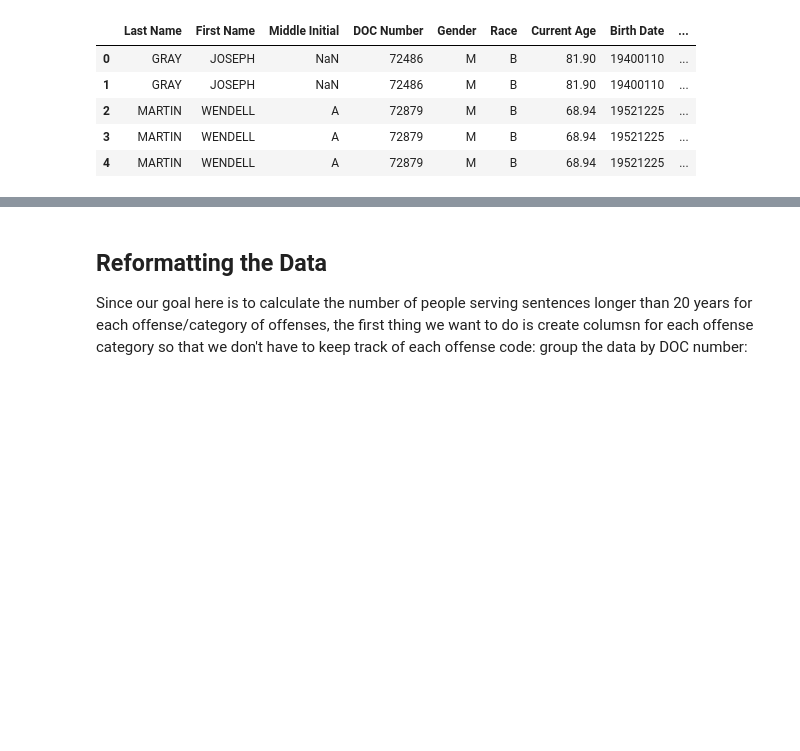
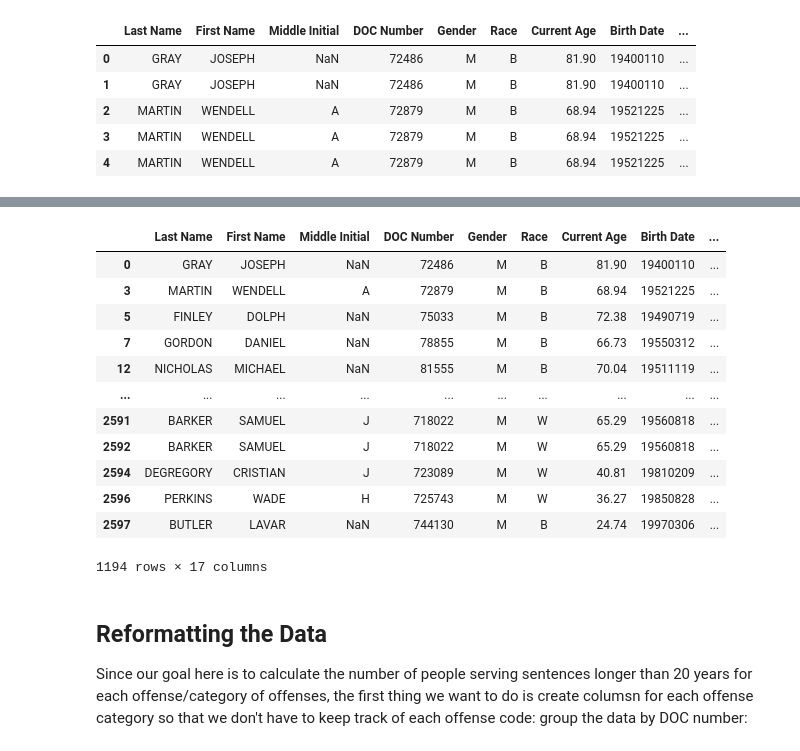
Before and after one commit to ethanscorey/la_ho_data, a Jupyter notebook: LA Habitual Offender Data.ipynb, the cells around one changed output, grey strips where cells are left out. Drawn from its saved outputs; the diff is of its cells as text; code cells hidden in the pictures; blank space fills up the shorter version.

Commit message:
Reran analysis to filter on habitual offender modifiers

```diff
--- a/LA Habitual Offender Data.ipynb
+++ b/LA Habitual Offender Data.ipynb
@@ -14,3 +17,23 @@ la_ho_data.head()
+# %%
+only_hos = la_ho_data.loc[
+    (la_ho_data["Modifier 1"] == "H")
+    | (la_ho_data["Modifier 2"] == "H")
+]
+only_hos
+# %% [output]
+|  | Last Name | First Name | Middle Initial | DOC Number | Gender | Race | Current Age | Birth Date | ... |
+| 0 | GRAY | JOSEPH | NaN | 72486 | M | B | 81.90 | 19400110 | ... |
+| 3 | MARTIN | WENDELL | A | 72879 | M | B | 68.94 | 19521225 | ... |
+| 5 | FINLEY | DOLPH | NaN | 75033 | M | B | 72.38 | 19490719 | ... |
+| 7 | GORDON | DANIEL | NaN | 78855 | M | B | 66.73 | 19550312 | ... |
+| 12 | NICHOLAS | MICHAEL | NaN | 81555 | M | B | 70.04 | 19511119 | ... |
+| ... | ... | ... | ... | ... | ... | ... | ... | ... | ... |
+| 2591 | BARKER | SAMUEL | J | 718022 | M | W | 65.29 | 19560818 | ... |
+| 2592 | BARKER | SAMUEL | J | 718022 | M | W | 65.29 | 19560818 | ... |
+| 2594 | DEGREGORY | CRISTIAN | J | 723089 | M | W | 40.81 | 19810209 | ... |
+| 2596 | PERKINS | WADE | H | 725743 | M | W | 36.27 | 19850828 | ... |
+| 2597 | BUTLER | LAVAR | NaN | 744130 | M | B | 24.74 | 19970306 | ... |
+1194 rows × 17 columns
 # %% [markdown]
 ## Reformatting the Data
 Since our goal here is to calculate the number of people serving sentences longer than 20 years for each offense/category of offenses, the first thing we want to do is create columsn for each offense category so that we don't have to keep track of each offense code: group the data by DOC number:
```
Also changed, not shown: parts of 33 cells of this notebook.
